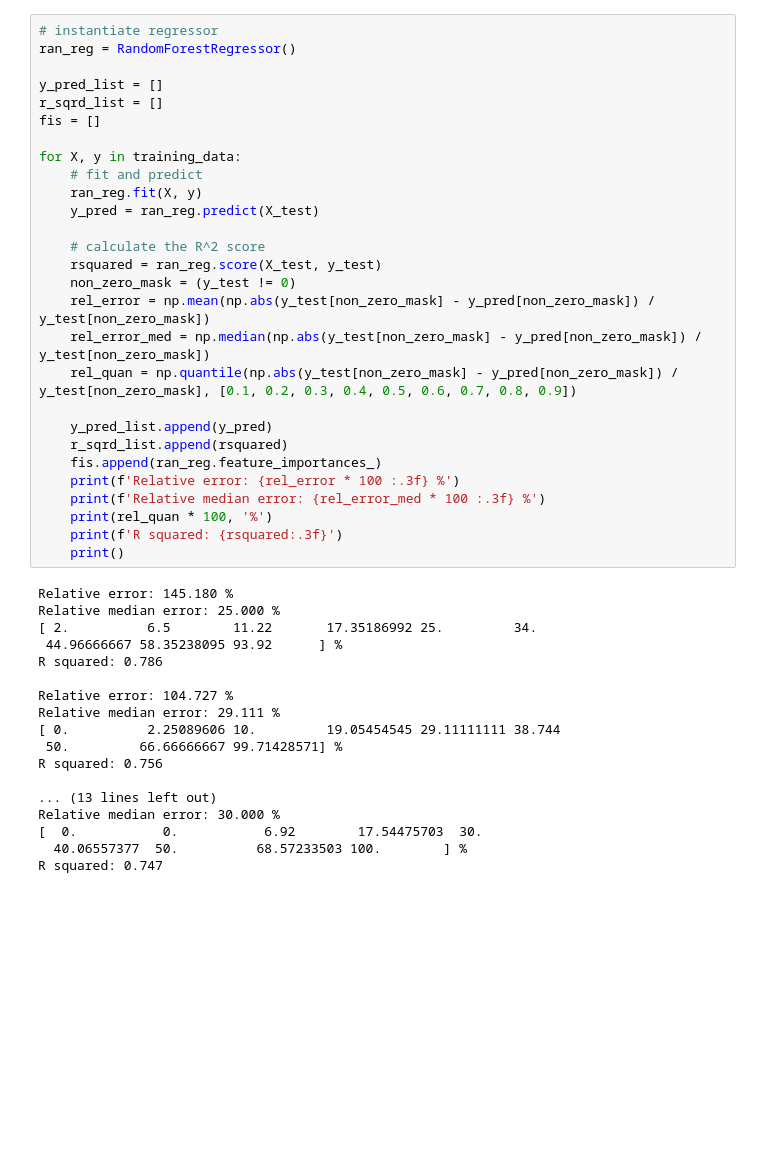
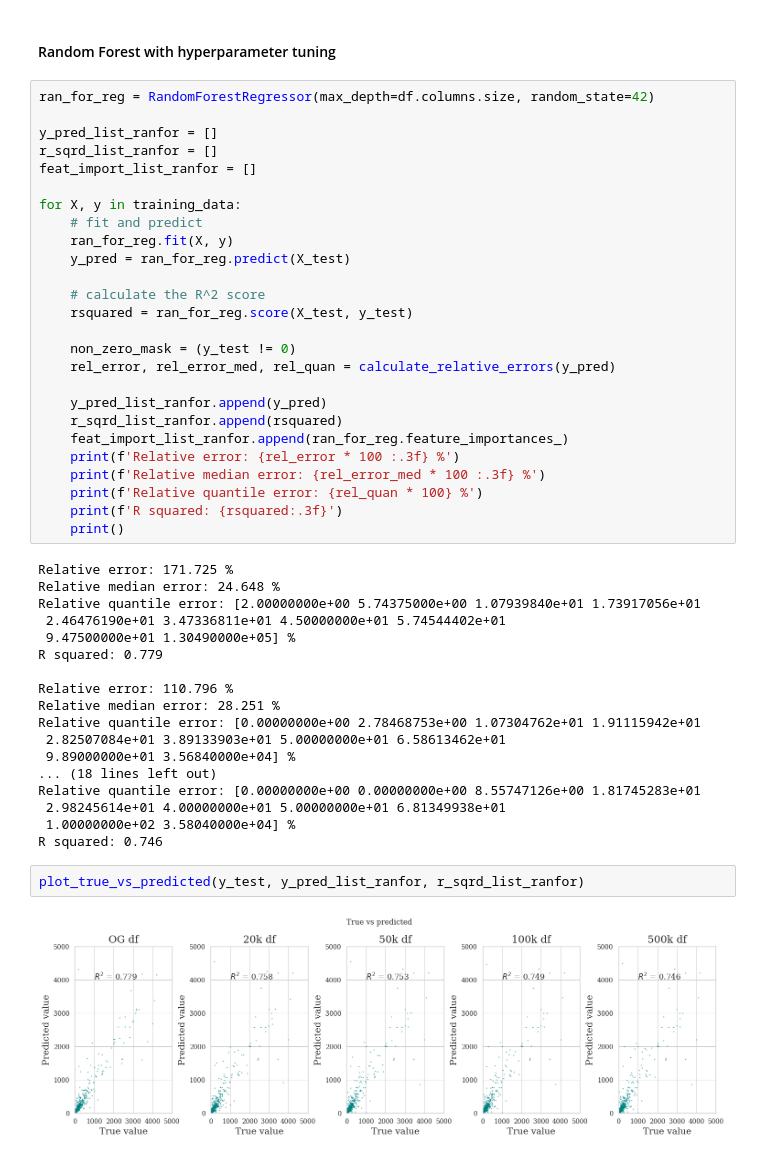
Before and after one commit to Alaa0129/Indication-Insights, a Jupyter notebook: src/Sales_Insight/3_Modelling.ipynb, the cells around one changed output. Saved outputs shown, nothing was run; the diff lists cells and outputs as text; blank space fills up the shorter version.

```diff
--- a/src/Sales_Insight/3_Modelling.ipynb
+++ b/src/Sales_Insight/3_Modelling.ipynb
@@ -147,46 +176,50 @@ fig.tight_layout()
+# %% [markdown]
+#### Random Forest with hyperparameter tuning
 # %%
-# instantiate regressor
-ran_reg = RandomForestRegressor()
+ran_for_reg = RandomForestRegressor(max_depth=df.columns.size, random_state=42)
 
-y_pred_list = []
-r_sqrd_list = []
-fis = []
+y_pred_list_ranfor = []
+r_sqrd_list_ranfor = []
+feat_import_list_ranfor = []
 
 for X, y in training_data:
     # fit and predict
-    ran_reg.fit(X, y)
-    y_pred = ran_reg.predict(X_test)
+    ran_for_reg.fit(X, y)
+    y_pred = ran_for_reg.predict(X_test)
 
     # calculate the R^2 score
-    rsquared = ran_reg.score(X_test, y_test)
+    rsquared = ran_for_reg.score(X_test, y_test)
+
     non_zero_mask = (y_test != 0)
-    rel_error = np.mean(np.abs(y_test[non_zero_mask] - y_pred[non_zero_mask]) / y_test[non_zero_mask])
-    rel_error_med = np.median(np.abs(y_test[non_zero_mask] - y_pred[non_zero_mask]) / y_test[non_zero_mask])
-    rel_quan = np.quantile(np.abs(y_test[non_zero_mask] - y_pred[non_zero_mask]) / y_test[non_zero_mask], [0.1, 0.2, 0.3, 0.4, 0.5, 0.6, 0.7, 0.8, 0.9])
+    rel_error, rel_error_med, rel_quan = calculate_relative_errors(y_pred)
 
-    y_pred_list.append(y_pred)
-    r_sqrd_list.append(rsquared)
-    fis.append(ran_reg.feature_importances_)
+    y_pred_list_ranfor.append(y_pred)
+    r_sqrd_list_ranfor.append(rsquared)
+    feat_import_list_ranfor.append(ran_for_reg.feature_importances_)
     print(f'Relative error: {rel_error * 100 :.3f} %')
     print(f'Relative median error: {rel_error_med * 100 :.3f} %')
-    print(rel_quan * 100, '%')
+    print(f'Relative quantile error: {rel_quan * 100} %')
     print(f'R squared: {rsquared:.3f}')
     print()
 # %% [output]
-Relative error: 145.180 %
-Relative median error: 25.000 %
-[ 2.          6.5        11.22       17.35186992 25.         34.
- 44.96666667 58.35238095 93.92      ] %
-R squared: 0.786
+Relative error: 171.725 %
+Relative median error: 24.648 %
+Relative quantile error: [2.00000000e+00 5.74375000e+00 1.07939840e+01 1.73917056e+01
+ 2.46476190e+01 3.47336811e+01 4.50000000e+01 5.74544402e+01
+ 9.47500000e+01 1.30490000e+05] %
+R squared: 0.779
 
-Relative error: 104.727 %
-Relative median error: 29.111 %
-[ 0.          2.25089606 10.         19.05454545 29.11111111 38.744
- 50.         66.66666667 99.71428571] %
-R squared: 0.756
-
-... (13 lines left out)
-Relative median error: 30.000 %
-[  0.           0.           6.92        17.54475703  30.
-  40.06557377  50.          68.57233503 100.        ] %
-R squared: 0.747
+Relative error: 110.796 %
+Relative median error: 28.251 %
+Relative quantile error: [0.00000000e+00 2.78468753e+00 1.07304762e+01 1.91115942e+01
+ 2.82507084e+01 3.89133903e+01 5.00000000e+01 6.58613462e+01
+ 9.89000000e+01 3.56840000e+04] %
+... (18 lines left out)
+Relative quantile error: [0.00000000e+00 0.00000000e+00 8.55747126e+00 1.81745283e+01
+ 2.98245614e+01 4.00000000e+01 5.00000000e+01 6.81349938e+01
+ 1.00000000e+02 3.58040000e+04] %
+R squared: 0.746
+# %%
+plot_true_vs_predicted(y_test, y_pred_list_ranfor, r_sqrd_list_ranfor)
+# %% [output]
+[figure, added]
```
Also changed, not shown: parts of 30 cells of this notebook, 2 other files.
